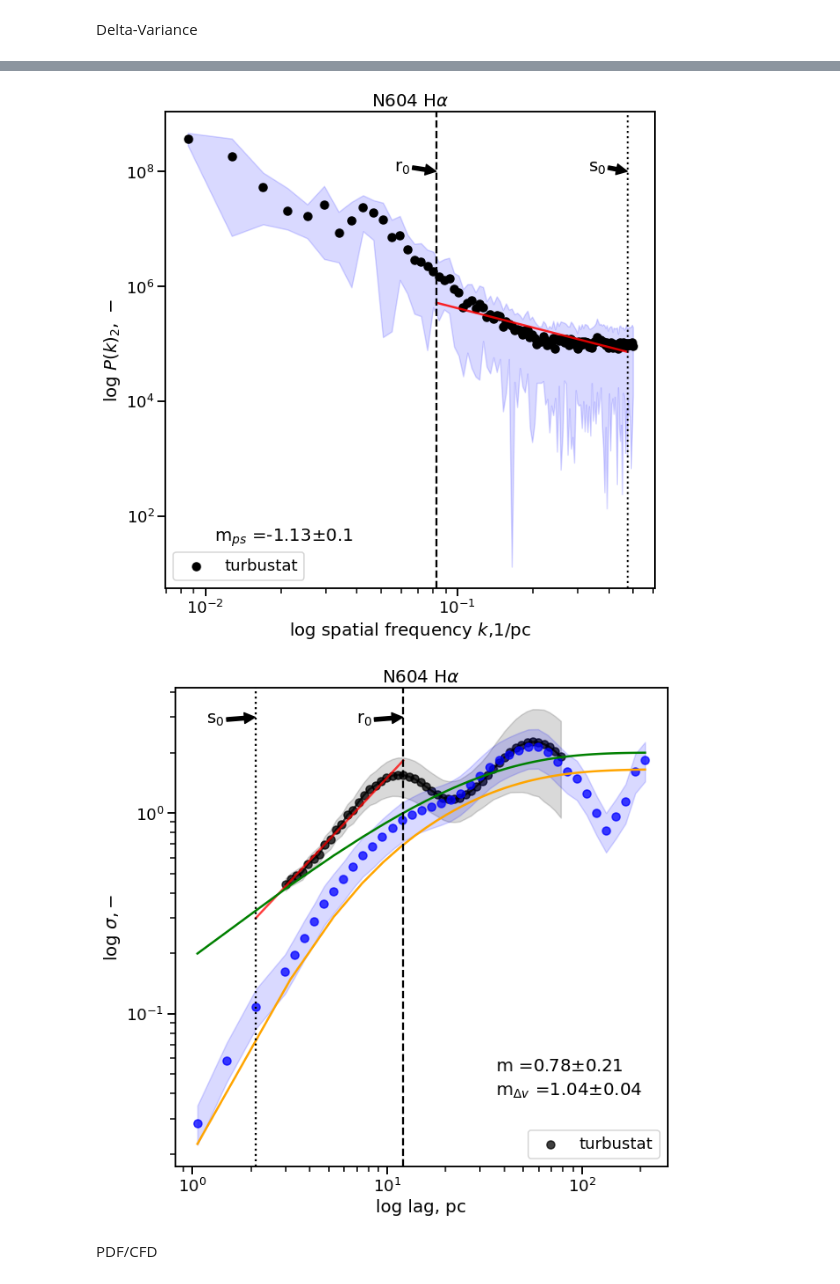
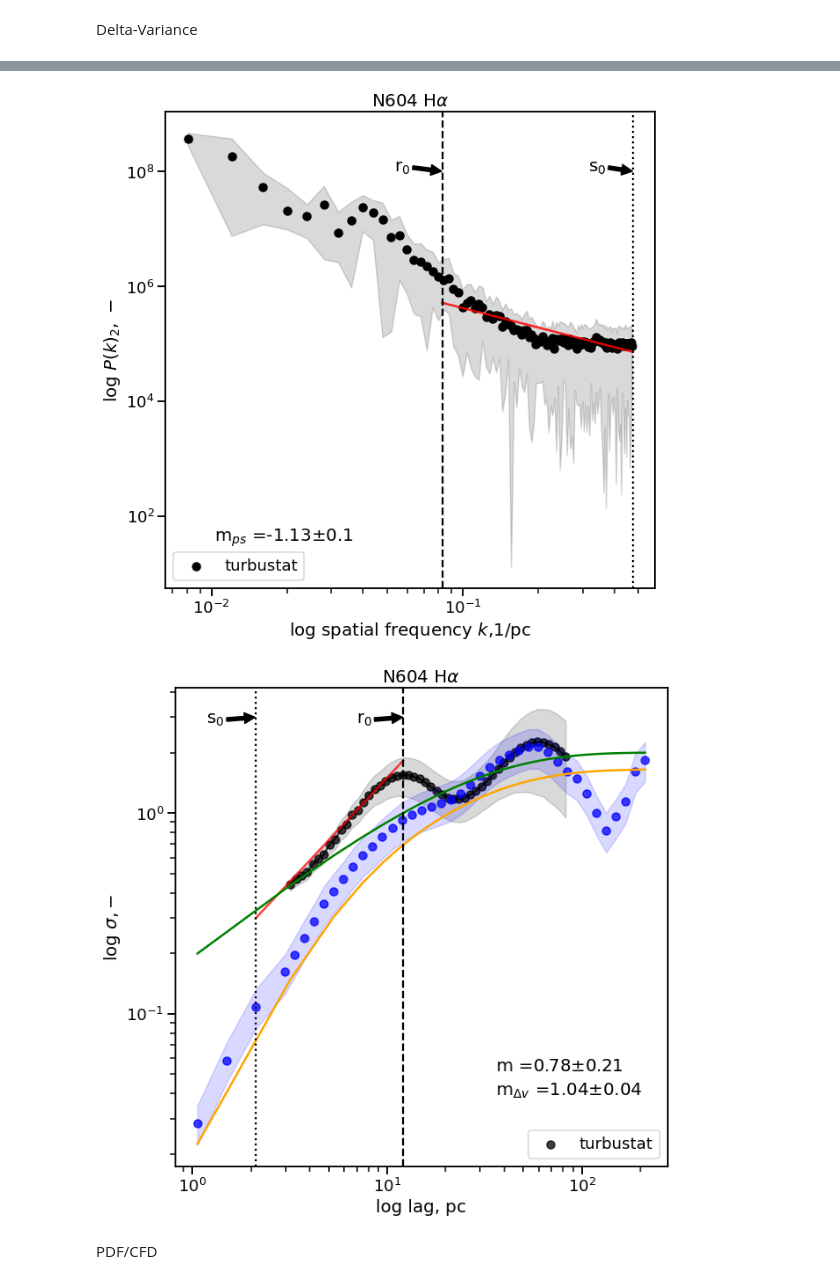
Before and after one commit to JavGVastro/PhD.Paper, a Jupyter notebook: turbustat_analysis/ts-TAU-N604-H.ipynb, the cells around one changed output, grey strips where cells are left out. Cells and saved outputs as stored; diff of their text form; code cells hidden in the pictures.

```diff
--- a/turbustat_analysis/ts-TAU-N604-H.ipynb
+++ b/turbustat_analysis/ts-TAU-N604-H.ipynb
@@ -20,8 +20,8 @@ from rebin_utils import downsample, oversample
 from astropy.modeling import models, fitting
 fitter = fitting.LevMarLSQFitter()
 # %%
-#distance = 840000 #parsecs
-#pix = 0.26 #arcsec
+distance = 840000 #parsecs
+pix = 0.26 #arcsec
 # %%
 name = 'N604'
 element = 'H'
@@ -42,7 +42,7 @@ sb = obs[1].data.astype(float)
 vv = obs[2].data.astype(float)
 ##load header data
 hdr = obs[0].header
-distance = hdr['distance']
+#distance = hdr['distance']
 # %%
 fig = plt.figure(figsize=(8, 6))
 ax = fig.add_subplot()
@@ -214,6 +214,9 @@ Warnings:
 [1] Standard Errors are heteroscedasticity robust (HC3)
 [figure]
 <turbustat.statistics.delta_variance.delta_variance.DeltaVariance at 0x...>
+# %%
+pc = distance*(2*np.pi) / (360 * 60 * 60) #arcsec to parsecs
+corr = pix*pc
 # %%
 sns.set_context("talk", font_scale=1.1)
 #plt.style.use(["seaborn-poster",])
@@ -226,12 +229,12 @@ fig, (ax) = plt.subplots(
 )
 
 ##spatial power spectra
-ax.scatter(pspec.freqs,pspec.ps1D, color = 'k',label = 'turbustat')
+ax.scatter(pspec.freqs*(corr**-1),pspec.ps1D, color = 'k',label = 'turbustat')
 
 ##spatial power spectra errors
 yy1 = pspec.ps1D+pspec.ps1D_stddev
 yy2 = np.sqrt((pspec.ps1D-pspec.ps1D_stddev)**2)
-ax.fill_between(pspec.freqs, yy1, yy2, alpha = 0.15, zorder = 0, color = 'b')
+ax.fill_between(pspec.freqs*(corr**-1), yy1, yy2, alpha = 0.15, zorder = 0, color = 'k')
 
 ##ps-fit
 xgrid = np.linspace(1/s0,1/r0,100)
@@ -240,34 +243,34 @@ ax.plot(xgrid,(10**(4.49))*(xgrid**pspec.slope), color = 'r', alpha = 0.85, line
 ##seeing and corelation length
 ax.axvline(1/r0, c="k", linestyle = '--')
 ax.axvline(1/s0, c="k", linestyle = ':')
 
 ##annotations
 ax.text(.1, .10,'m$_{ps}$ =' + str(np.round(pspec.slope,2)) + '$\pm$' + str(np.round(pspec.slope_err,2)), transform=ax.transAxes)
 
 ax.annotate('r$_0$', xy=(1/r0, 1e8),  xycoords='data',
            xytext=(0.5, 0.9), textcoords='axes fraction',
             arrowprops=dict(facecolor='black', shrink=0.02),
             horizontalalignment='right', verticalalignment='top',
             )
 
 ax.annotate('s$_0$', xy=(1/s0, 1e8),  xycoords='data',
             xytext=(0.90, 0.9), textcoords='axes fraction',
             arrowprops=dict(facecolor='black', shrink=0.02),
             horizontalalignment='right', verticalalignment='top',
             )
 
 plt.title(name + ' '+ em_line)
 plt.legend(loc = 0)
 
 ##config
 ax.set(xscale='log', yscale='log',
        xlabel='log spatial frequency $k$,1/pc',
        ylabel=r'log $P(k)_2,\ \mathrm{-}$'
       )
 
 plt.savefig('Imgs//'+ 'ps_'+ name + element +  '.pdf', bbox_inches='tight')
 # %% [output]
-[figure, old version]
+[figure, new version]
 # %%
 fig, (axx) = plt.subplots(
     1,
@@ -277,15 +280,17 @@ fig, (axx) = plt.subplots(
 )
 
 ##delta-variance
-axx.scatter(dvar.lags,dvar.delta_var,alpha = 0.75, color = 'k', zorder = 0, label = 'turbustat')
-axx.plot(dvar.lags,dvar.delta_var,alpha = 0.75, color = 'k', zorder = 0)
+axx.scatter(dvar.lags*(corr),dvar.delta_var,alpha = 0.75, color = 'k', zorder = 0, label = 'turbustat')
+axx.plot(dvar.lags*(corr),dvar.delta_var,alpha = 0.75, color = 'k', zorder = 0)
 yy1 = dvar.delta_var+dvar.delta_var_error
 yy2 = dvar.delta_var-dvar.delta_var_error
-axx.fill_between(dvar.lags, yy1, yy2, alpha = 0.15, zorder = 0, color = 'k')
+axx.fill_between(dvar.lags*(corr), yy1, yy2, alpha = 0.15, zorder = 0, color = 'k')
 
 ##delta-fit
 xgrid = np.linspace(s0,r0,100)
-axx.plot(xgrid,(10**(-0.86))*(xgrid**dvar.slope), color = 'r', alpha = 0.75, linewidth = 2.5)
+axx.plot(xgrid,(10**(-0.86)*(xgrid**dvar.slope)), color = 'r', alpha = 0.75, linewidth = 2.5)
+#xgrid = np.logspace(np.log10(s0),np.log10(r0),100)
+#axx.plot(xgrid,-1.54+(xgrid*dvar.slope), color = 'r', alpha = 0.75, linewidth = 2.5)
 
 
 ##observational structure function: average between sig obs and sig derived normalized
@@ -331,7 +336,7 @@ plt.legend(loc = 4)
 
 plt.savefig('Imgs//'+ 'sf_'+ name + element +  '.pdf', bbox_inches='tight')
 # %% [output]
-[figure, old version]
+[figure, new version]
 # %%
 #sb = fits.open(datapath_obs / 'TAURUS-604-Ha-Flux.fits')[0].data.astype(float)
 #mf = ~np.isfinite(sb) | (sb < 0.0)
```
Also changed, not shown: parts of 8 cells of this notebook, 44 other files.
